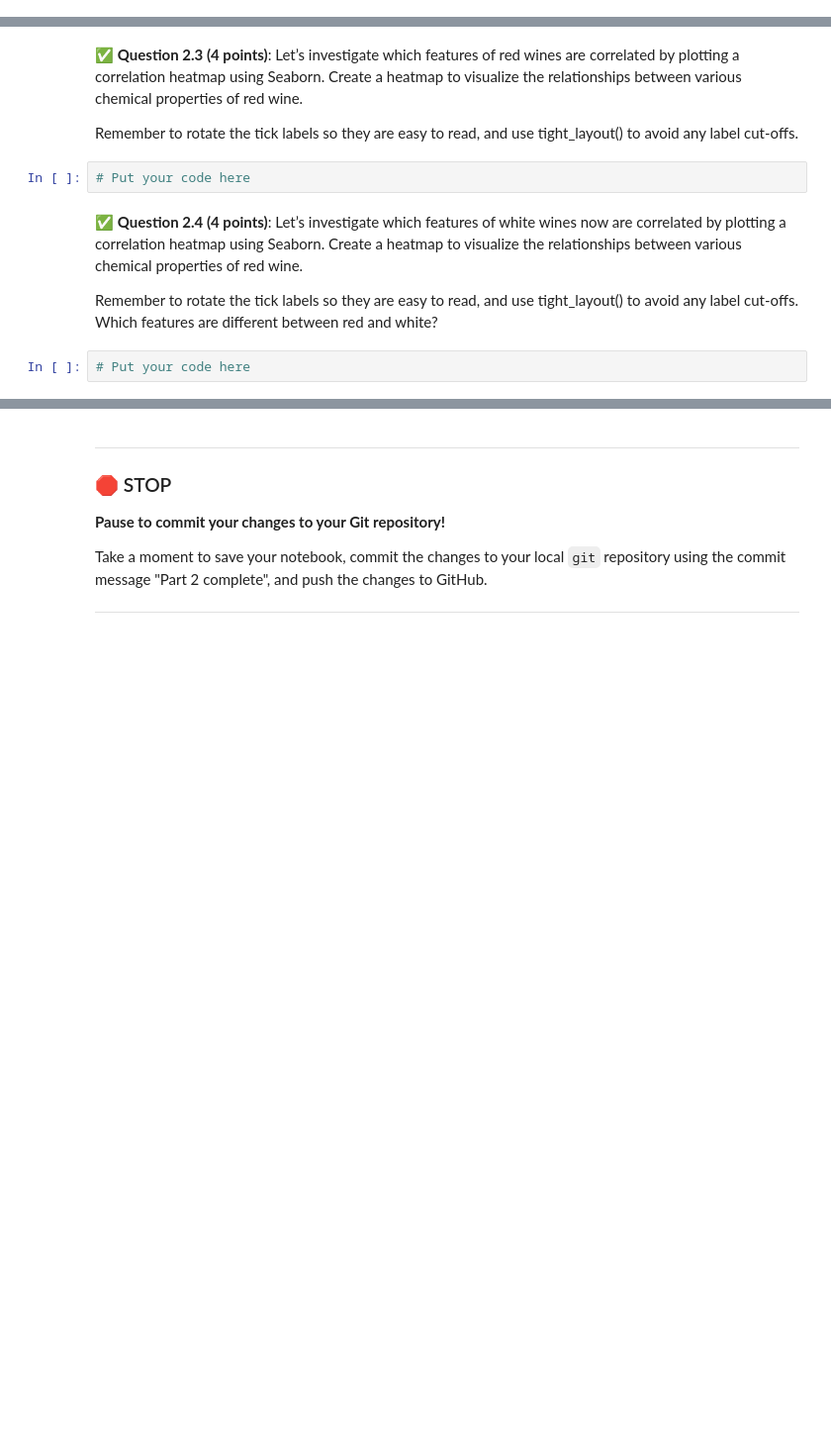
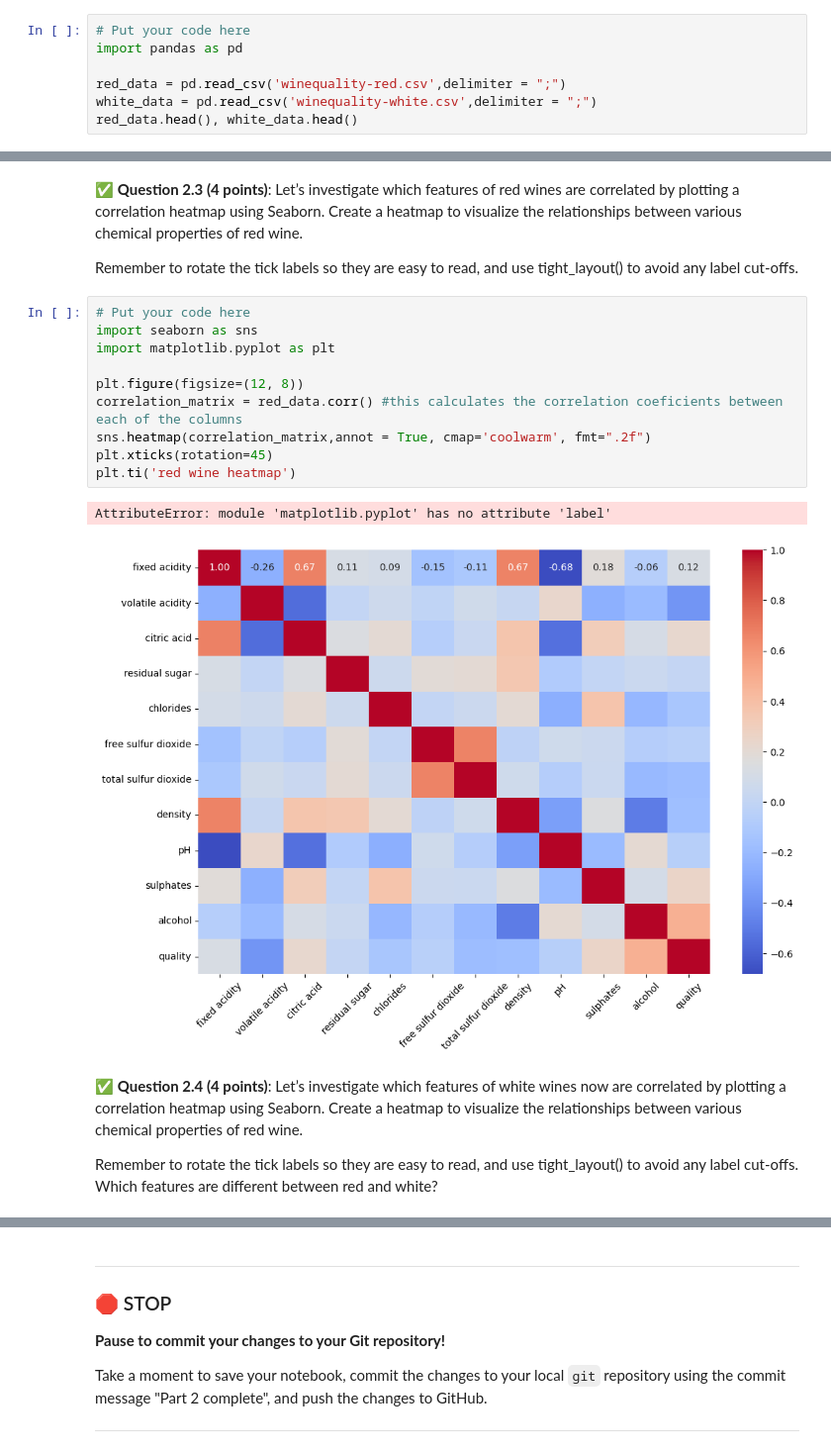
Before and after one commit to JamboLe/CMSE202-f24-turnin, a Jupyter notebook: hw-03/HW-03_Regression-STUDENT.ipynb, the cells around one changed output, grey strips where cells are left out. Shown: that part at 99% size. Drawn from its saved outputs; the diff is of its cells as text; blank space fills up the shorter version.

```diff
--- a/hw-03/HW-03_Regression-STUDENT.ipynb
+++ b/hw-03/HW-03_Regression-STUDENT.ipynb
@@ -73,0 +75,7 @@ https://archive.ics.uci.edu/ml/machine-learning-databases/wine-quality/winequali
+# %%
+# Put your code here
+import pandas as pd
+
+red_data = pd.read_csv('winequality-red.csv',delimiter = ";")
+white_data = pd.read_csv('winequality-white.csv',delimiter = ";")
+red_data.head(), white_data.head()
@@ -75,12 +101,21 @@ https://archive.ics.uci.edu/ml/machine-learning-databases/wine-quality/winequali
 &#9989;  **Question 2.3 (4 points)**: Let’s investigate which features of red wines are correlated by plotting a correlation heatmap using Seaborn. Create a heatmap to visualize the relationships between various chemical properties of red wine.
 
 Remember to rotate the tick labels so they are easy to read, and use tight_layout() to avoid any label cut-offs.
-# %%
-# Put your code here
+# %%
+# Put your code here
+import seaborn as sns
+import matplotlib.pyplot as plt
+
+plt.figure(figsize=(12, 8))
+correlation_matrix = red_data.corr() #this calculates the correlation coeficients between each of the columns
+sns.heatmap(correlation_matrix,annot = True, cmap='coolwarm', fmt=".2f")
+plt.xticks(rotation=45)
+plt.ti('red wine heatmap')
+# %% [output]
+AttributeError: module 'matplotlib.pyplot' has no attribute 'label'
+[figure, added]
 # %% [markdown]
 &#9989;  **Question 2.4 (4 points)**: Let’s investigate which features of white wines now are correlated by plotting a correlation heatmap using Seaborn. Create a heatmap to visualize the relationships between various chemical properties of red wine.
 
 Remember to rotate the tick labels so they are easy to read, and use tight_layout() to avoid any label cut-offs.
 Which features are different between red and white?
-# %%
-# Put your code here
```
Also changed, not shown: parts of 5 cells of this notebook.
